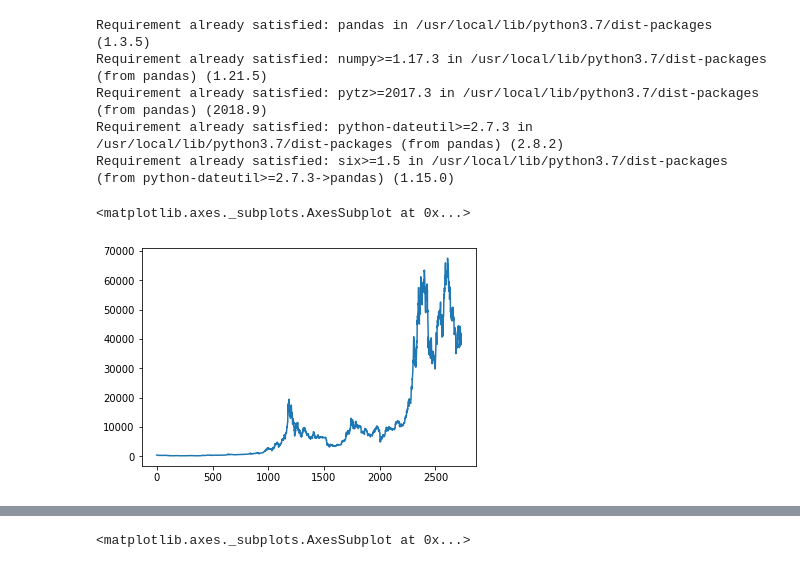
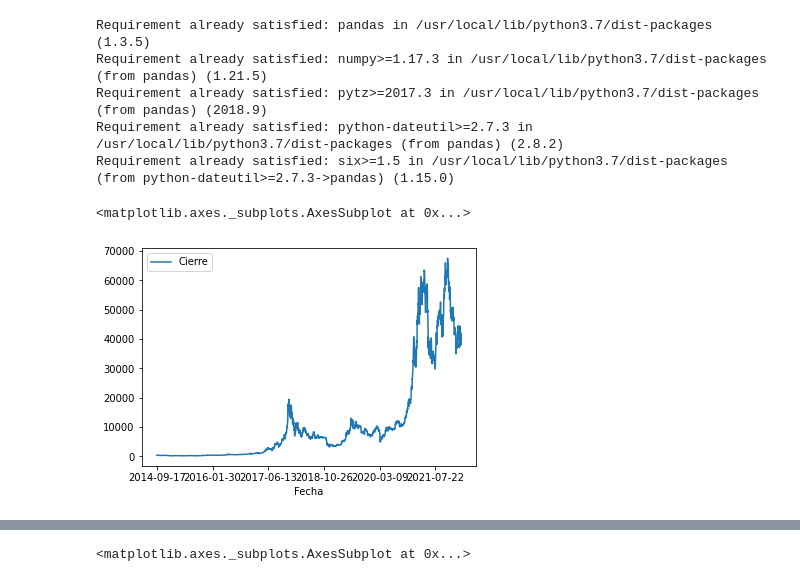
Before and after one commit to alanturinglab/colaboratory, a Jupyter notebook: Distribucion_con_pandas.ipynb, the cells around one changed output, grey strips where cells are left out. Saved outputs shown, nothing was run; the diff lists cells and outputs as text; code cells hidden in the pictures.

```diff
--- a/Distribucion_con_pandas.ipynb
+++ b/Distribucion_con_pandas.ipynb
@@ -11,7 +13,7 @@ Requirement already satisfied: python-dateutil>=2.7.3 in /usr/local/lib/python3.
 Requirement already satisfied: six>=1.5 in /usr/local/lib/python3.7/dist-packages (from python-dateutil>=2.7.3->pandas) (1.15.0)
 # %%
 btc = pd.read_csv('https://alanturinglab.github.io/colaboratory/Datos/bitcoin.csv')
-btc.Cierre.plot.line()
+btc.plot.line(x='Fecha', y='Cierre')
 # %% [output]
 <matplotlib.axes._subplots.AxesSubplot at 0x...>
-[figure, old version]
+[figure, new version]
```
Also changed, not shown: parts of 3 cells of this notebook.
